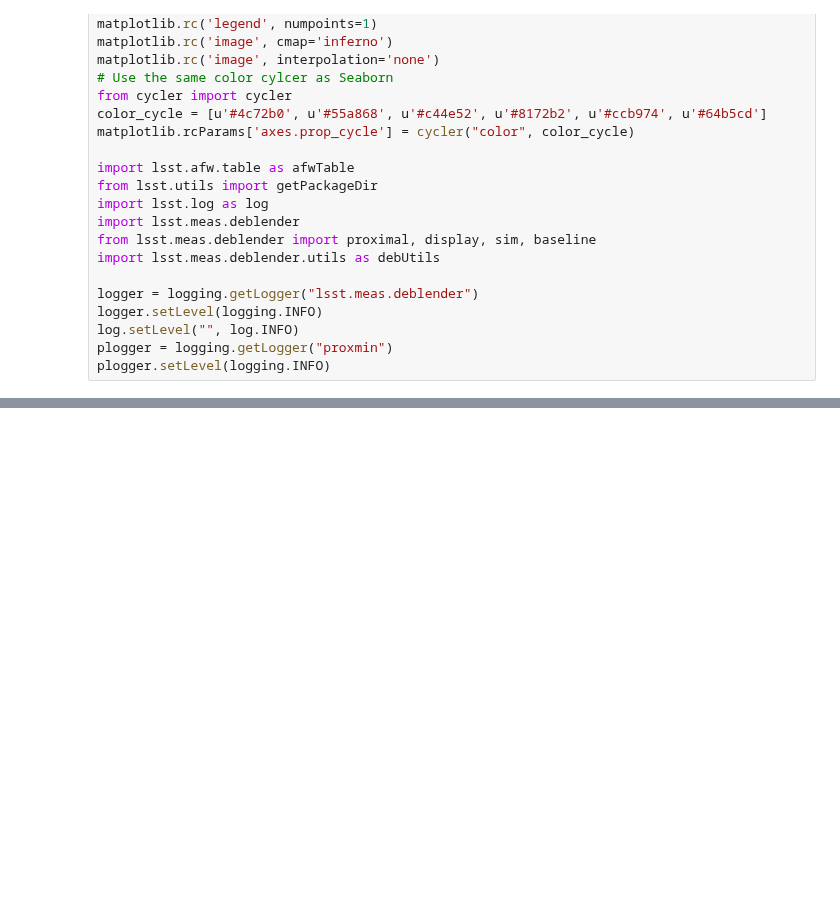
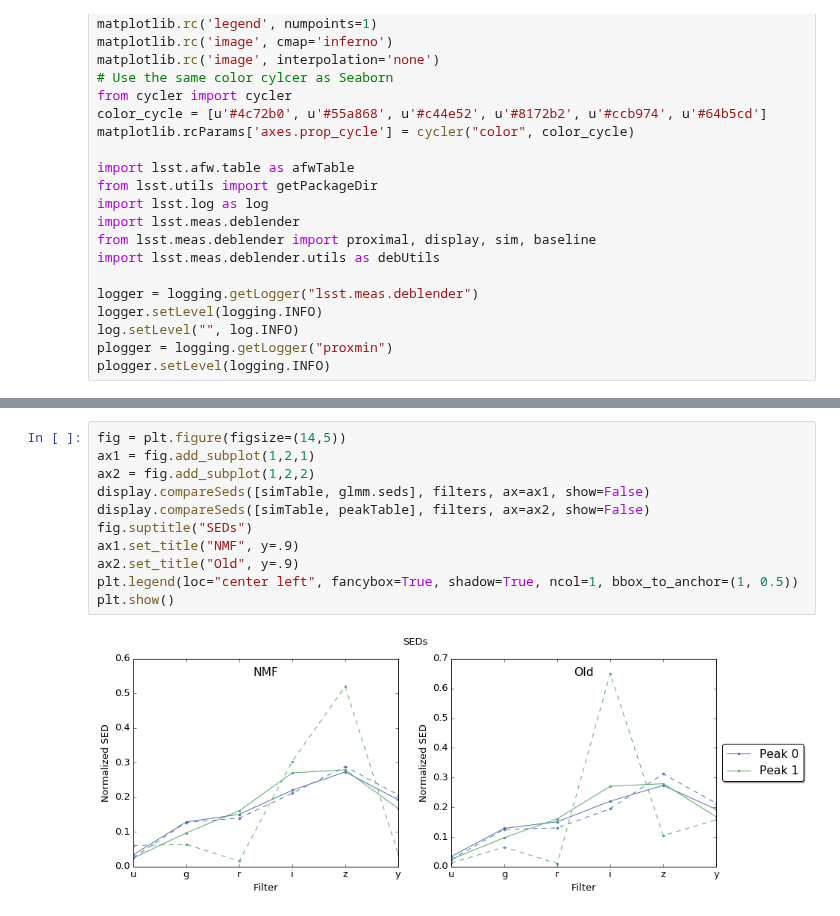
Before and after one commit to lsst/meas_deblender, a Jupyter notebook: examples/testSingleSim.ipynb, the cells around one changed output, grey strips where cells are left out. Drawn from its saved outputs; the diff is of its cells as text; blank space fills up the shorter version.

```diff
--- a/examples/testSingleSim.ipynb
+++ b/examples/testSingleSim.ipynb
@@ -144,0 +142,13 @@ display.plotColorImage(glmm2.model);
+# %%
+fig = plt.figure(figsize=(14,5))
+ax1 = fig.add_subplot(1,2,1)
+ax2 = fig.add_subplot(1,2,2)
+display.compareSeds([simTable, glmm.seds], filters, ax=ax1, show=False)
+display.compareSeds([simTable, peakTable], filters, ax=ax2, show=False)
+fig.suptitle("SEDs")
+ax1.set_title("NMF", y=.9)
+ax2.set_title("Old", y=.9)
+plt.legend(loc="center left", fancybox=True, shadow=True, ncol=1, bbox_to_anchor=(1, 0.5))
+plt.show()
+# %% [output]
+[figure, added]
```
Also changed, not shown: parts of 19 cells of this notebook, 4 other files.
